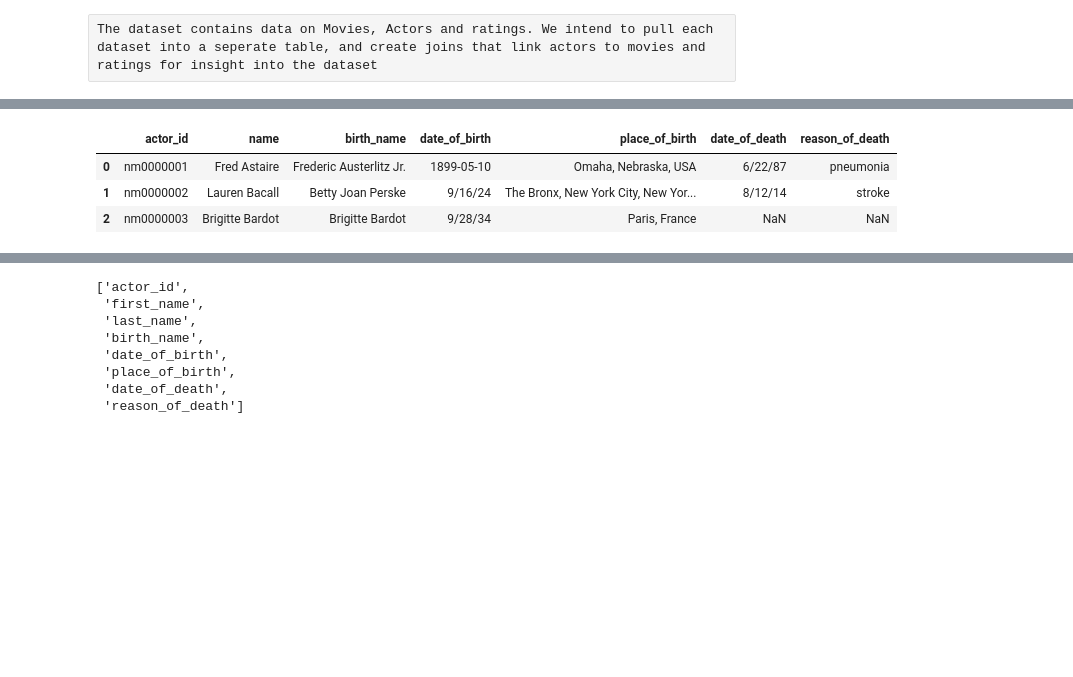
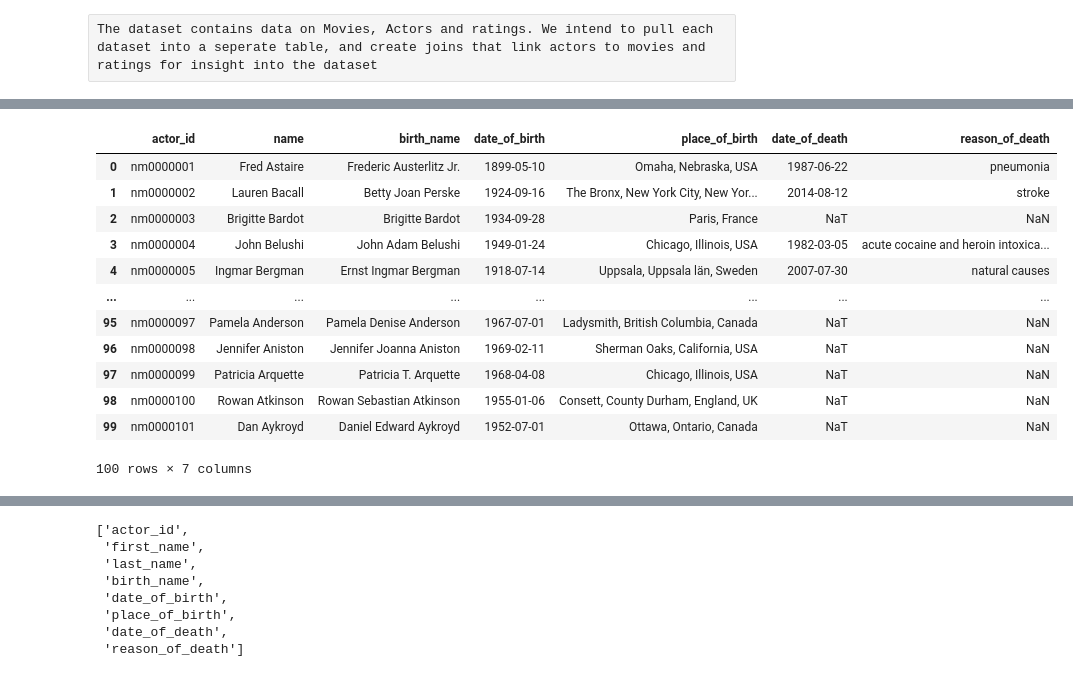
Before and after one commit to rnwokoye/etl_project, a Jupyter notebook: etl.ipynb, the cells around one changed output, grey strips where cells are left out. Cells and saved outputs as stored; diff of their text form; code cells hidden in the pictures; blank space fills up the shorter version.

```diff
--- a/etl.ipynb
+++ b/etl.ipynb
@@ -126,13 +126,29 @@ actors.rename(columns={'imdb_name_id':'actor_id'}, inplace=True)
 actors_cols = ['actor_id','name','birth_name','date_of_birth','place_of_birth','date_of_death','reason_of_death']
 # %%
 actors = actors[actors_cols]
-# %%
-actors.head(3)
-# %% [output]
-|  | actor_id | name | birth_name | date_of_birth | place_of_birth | date_of_death | reason_of_death |
-| 0 | nm0000001 | Fred Astaire | Frederic Austerlitz Jr. | 1899-05-10 | Omaha, Nebraska, USA | 6/22/87 | pneumonia |
-| 1 | nm0000002 | Lauren Bacall | Betty Joan Perske | 9/16/24 | The Bronx, New York City, New Yor... | 8/12/14 | stroke |
-| 2 | nm0000003 | Brigitte Bardot | Brigitte Bardot | 9/28/34 | Paris, France | NaN | NaN |
+# %%
+actors['date_of_birth']= actors['date_of_birth'].astype(str)
+actors['date_of_birth']= actors['date_of_birth'].str.split(" ", expand = True)
+actors['date_of_birth'] = pd.to_datetime(actors['date_of_birth'], errors='coerce')
+actors['date_of_birth'].dropna()
+actors['date_of_death']= actors['date_of_death'].astype(str)
+actors['date_of_death']= actors['date_of_death'].str.split(" ", expand = True)
+actors['date_of_death'] = pd.to_datetime(actors['date_of_death'], errors='coerce')
+actors.head(100)
+# %% [output]
+|  | actor_id | name | birth_name | date_of_birth | place_of_birth | date_of_death | reason_of_death |
+| 0 | nm0000001 | Fred Astaire | Frederic Austerlitz Jr. | 1899-05-10 | Omaha, Nebraska, USA | 1987-06-22 | pneumonia |
+| 1 | nm0000002 | Lauren Bacall | Betty Joan Perske | 1924-09-16 | The Bronx, New York City, New Yor... | 2014-08-12 | stroke |
+| 2 | nm0000003 | Brigitte Bardot | Brigitte Bardot | 1934-09-28 | Paris, France | NaT | NaN |
+| 3 | nm0000004 | John Belushi | John Adam Belushi | 1949-01-24 | Chicago, Illinois, USA | 1982-03-05 | acute cocaine and heroin intoxica... |
+| 4 | nm0000005 | Ingmar Bergman | Ernst Ingmar Bergman | 1918-07-14 | Uppsala, Uppsala län, Sweden | 2007-07-30 | natural causes |
+| ... | ... | ... | ... | ... | ... | ... | ... |
+| 95 | nm0000097 | Pamela Anderson | Pamela Denise Anderson | 1967-07-01 | Ladysmith, British Columbia, Canada | NaT | NaN |
+| 96 | nm0000098 | Jennifer Aniston | Jennifer Joanna Aniston | 1969-02-11 | Sherman Oaks, California, USA | NaT | NaN |
+| 97 | nm0000099 | Patricia Arquette | Patricia T. Arquette | 1968-04-08 | Chicago, Illinois, USA | NaT | NaN |
+| 98 | nm0000100 | Rowan Atkinson | Rowan Sebastian Atkinson | 1955-01-06 | Consett, County Durham, England, UK | NaT | NaN |
+| 99 | nm0000101 | Dan Aykroyd | Daniel Edward Aykroyd | 1952-07-01 | Ottawa, Ontario, Canada | NaT | NaN |
+100 rows × 7 columns
 # %%
 # Cleaning currency column
 def clean_currency(x):
```
Also changed, not shown: parts of 7 cells of this notebook.
